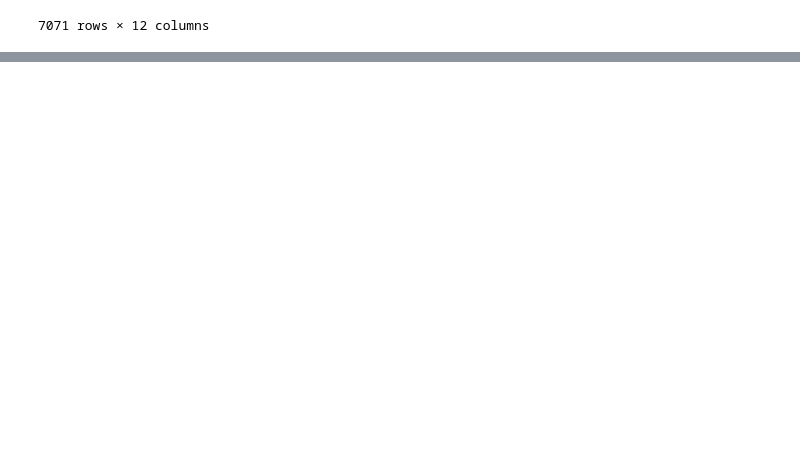
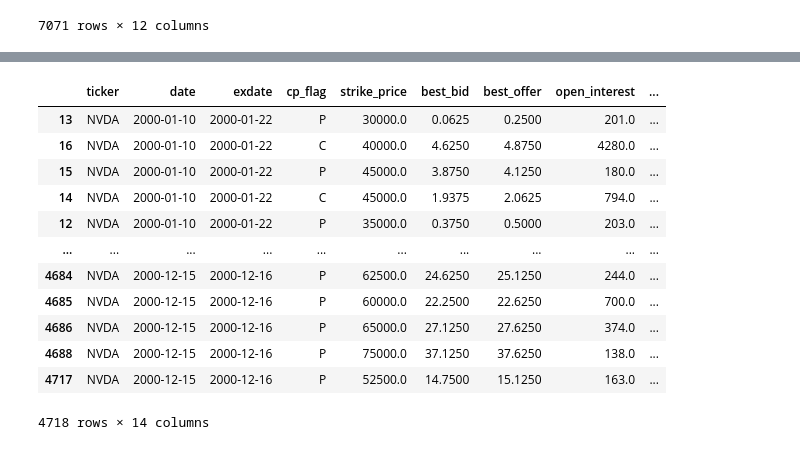
Before and after one commit to siruiliu-code/GARCH-X-Volatility-Modelling-with-Equity-Options-Trading, a Jupyter notebook: data/data_extraction.ipynb, the cells around one changed output, grey strips where cells are left out. Drawn from its saved outputs; the diff is of its cells as text; code cells hidden in the pictures; blank space fills up the shorter version.

```diff
--- a/data/data_extraction.ipynb
+++ b/data/data_extraction.ipynb
@@ -173,0 +432,16 @@ db.raw_sql(
+# %%
+data
+# %% [output]
+|  | ticker | date | exdate | cp_flag | strike_price | best_bid | best_offer | open_interest | ... |
+| 13 | NVDA | 2000-01-10 | 2000-01-22 | P | 30000.0 | 0.0625 | 0.2500 | 201.0 | ... |
+| 16 | NVDA | 2000-01-10 | 2000-01-22 | C | 40000.0 | 4.6250 | 4.8750 | 4280.0 | ... |
+| 15 | NVDA | 2000-01-10 | 2000-01-22 | P | 45000.0 | 3.8750 | 4.1250 | 180.0 | ... |
+| 14 | NVDA | 2000-01-10 | 2000-01-22 | C | 45000.0 | 1.9375 | 2.0625 | 794.0 | ... |
+| 12 | NVDA | 2000-01-10 | 2000-01-22 | P | 35000.0 | 0.3750 | 0.5000 | 203.0 | ... |
+| ... | ... | ... | ... | ... | ... | ... | ... | ... | ... |
+| 4684 | NVDA | 2000-12-15 | 2000-12-16 | P | 62500.0 | 24.6250 | 25.1250 | 244.0 | ... |
+| 4685 | NVDA | 2000-12-15 | 2000-12-16 | P | 60000.0 | 22.2500 | 22.6250 | 700.0 | ... |
+| 4686 | NVDA | 2000-12-15 | 2000-12-16 | P | 65000.0 | 27.1250 | 27.6250 | 374.0 | ... |
+| 4688 | NVDA | 2000-12-15 | 2000-12-16 | P | 75000.0 | 37.1250 | 37.6250 | 138.0 | ... |
+| 4717 | NVDA | 2000-12-15 | 2000-12-16 | P | 52500.0 | 14.7500 | 15.1250 | 163.0 | ... |
+4718 rows × 14 columns
```
Also changed, not shown: parts of 5 cells of this notebook.
